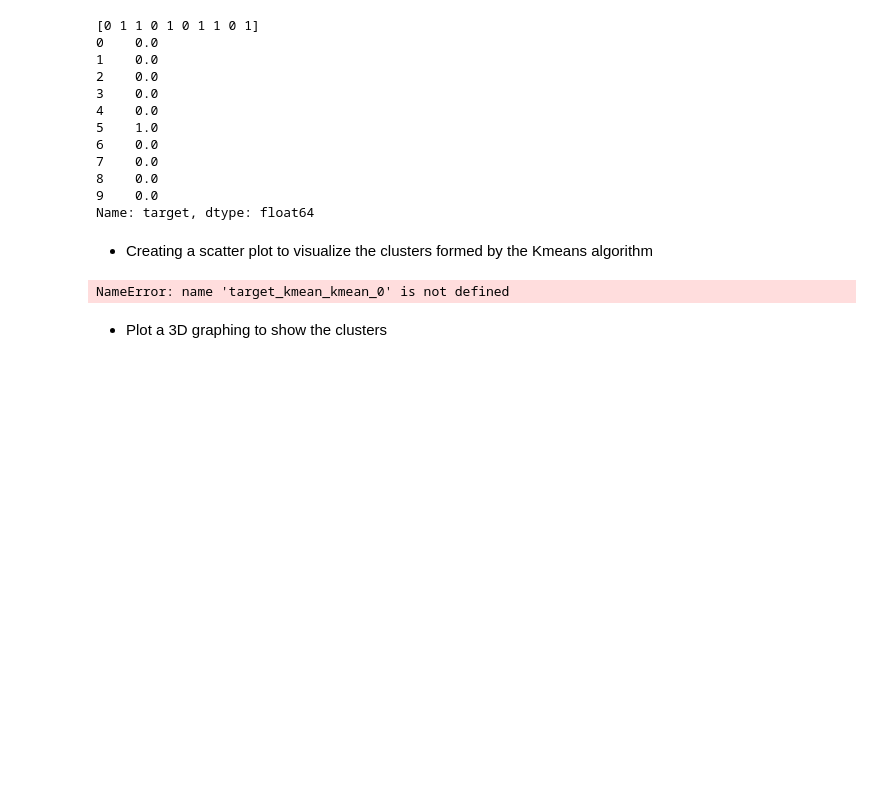
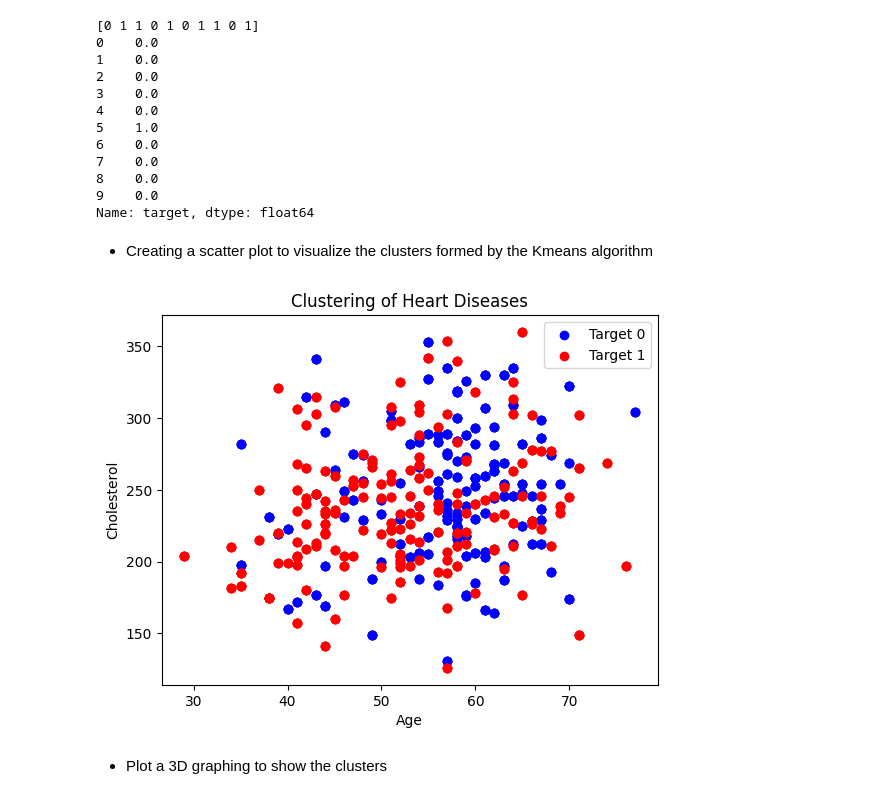
Before and after one commit to braiekhamdi/ML-algorithms-for-Heart-Disease-Prediction, a Jupyter notebook: ml-algorithms-for-heart-disease-prediction.ipynb, the cells around one changed output. Saved outputs shown, nothing was run; the diff lists cells and outputs as text; code cells hidden in the pictures; blank space fills up the shorter version.

```diff
--- a/ml-algorithms-for-heart-disease-prediction.ipynb
+++ b/ml-algorithms-for-heart-disease-prediction.ipynb
@@ -681,21 +689,21 @@ Name: target, dtype: float64
 # %%
 # Add cluster labels to the dataframe
 data['Cluster_kmean2'] = cluster_labels_kmean
 
 # Split the data based on the target variable
 target_kmean_0 = data[data['target'] == 0]
 target_kmean_1 = data[data['target'] == 1]
 
 # Create a scatter plot for the clusters
-plt.scatter(target_kmean_kmean_0['age'], target_kmean_0['chol'], c='blue', label='Target 0')
+plt.scatter(target_kmean_0['age'], target_kmean_0['chol'], c='blue', label='Target 0')
 plt.scatter(target_kmean_1['age'], target_kmean_1['chol'], c='red', label='Target 1')
 plt.xlabel('Age')
 plt.ylabel('Cholesterol')
 plt.title('Clustering of Heart Diseases')
 plt.legend()
 plt.show()
 # %% [output]
-NameError: name 'target_kmean_kmean_0' is not defined
+[figure, added]
 # %% [markdown]
 - Plot a 3D graphing to show the clusters
 # %%
```
Also changed, not shown: parts of 12 cells of this notebook.
